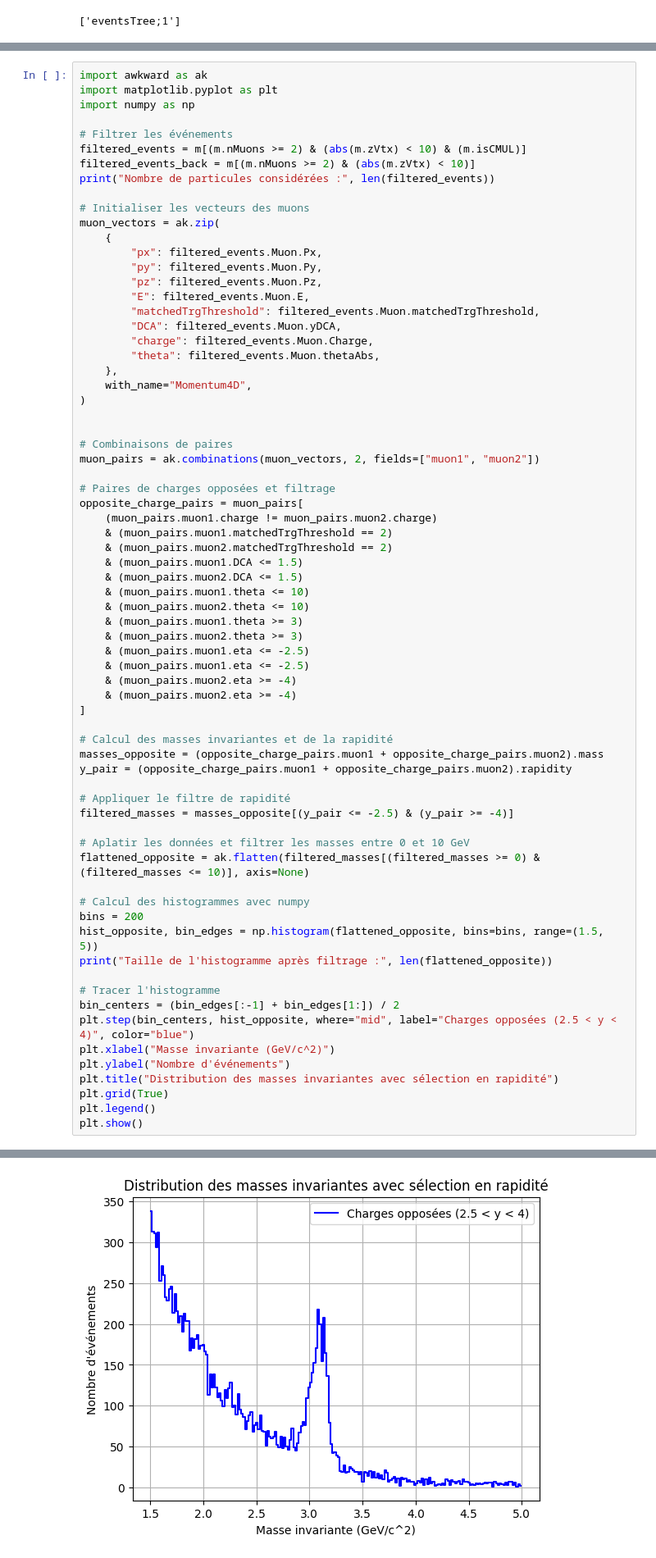
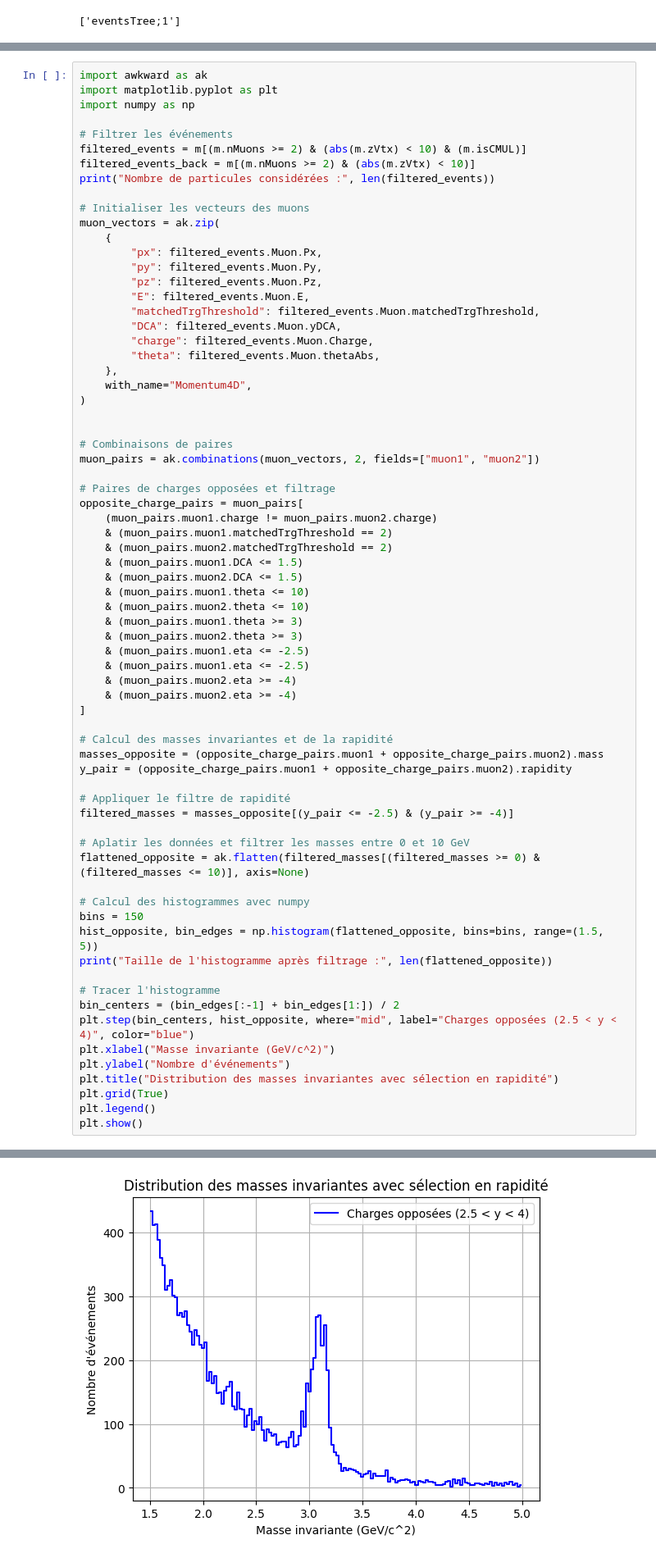
Before and after one commit to nantes-m2-rps-exp/qqbar2mumu-2024, a Jupyter notebook: notebooks/Discrimination.ipynb, the cells around one changed output, grey strips where cells are left out. Shown at 82% size. Cells and saved outputs as stored; diff of their text form.

```diff
--- a/notebooks/Discrimination.ipynb
+++ b/notebooks/Discrimination.ipynb
@@ -109,35 +109,35 @@ opposite_charge_pairs = muon_pairs[
     & (muon_pairs.muon2.eta >= -4)
     & (muon_pairs.muon2.eta >= -4)
 ]
 
 # Calcul des masses invariantes et de la rapidité
 masses_opposite = (opposite_charge_pairs.muon1 + opposite_charge_pairs.muon2).mass
 y_pair = (opposite_charge_pairs.muon1 + opposite_charge_pairs.muon2).rapidity
 
 # Appliquer le filtre de rapidité
 filtered_masses = masses_opposite[(y_pair <= -2.5) & (y_pair >= -4)]
 
 # Aplatir les données et filtrer les masses entre 0 et 10 GeV
 flattened_opposite = ak.flatten(filtered_masses[(filtered_masses >= 0) & (filtered_masses <= 10)], axis=None)
 
 # Calcul des histogrammes avec numpy
-bins = 200
+bins = 150
 hist_opposite, bin_edges = np.histogram(flattened_opposite, bins=bins, range=(1.5, 5))
 print("Taille de l'histogramme après filtrage :", len(flattened_opposite))
 
 # Tracer l'histogramme
 bin_centers = (bin_edges[:-1] + bin_edges[1:]) / 2
 plt.step(bin_centers, hist_opposite, where="mid", label="Charges opposées (2.5 < y < 4)", color="blue")
 plt.xlabel("Masse invariante (GeV/c^2)")
 plt.ylabel("Nombre d'événements")
 plt.title("Distribution des masses invariantes avec sélection en rapidité")
 plt.grid(True)
 plt.legend()
 plt.show()
 # %% [output]
 Nombre de particules considérées : 285720
 Taille de l'histogramme après filtrage : 63517
-[figure, old version]
+[figure, new version]
 # %%
 y_pair = ak.flatten(y_pair)  # Conversion en array numpy pour Matplotlib
 
```
Also changed, not shown: parts of 5 cells of this notebook.
